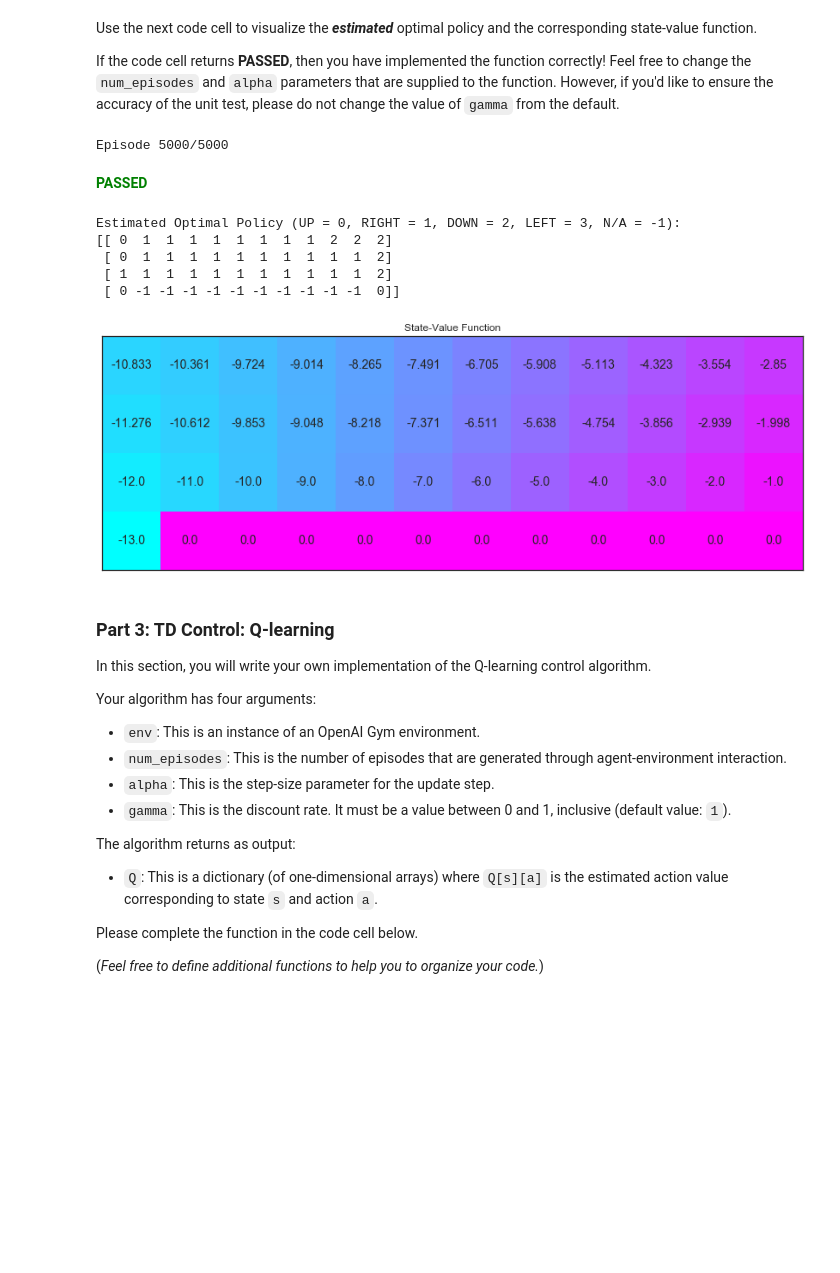
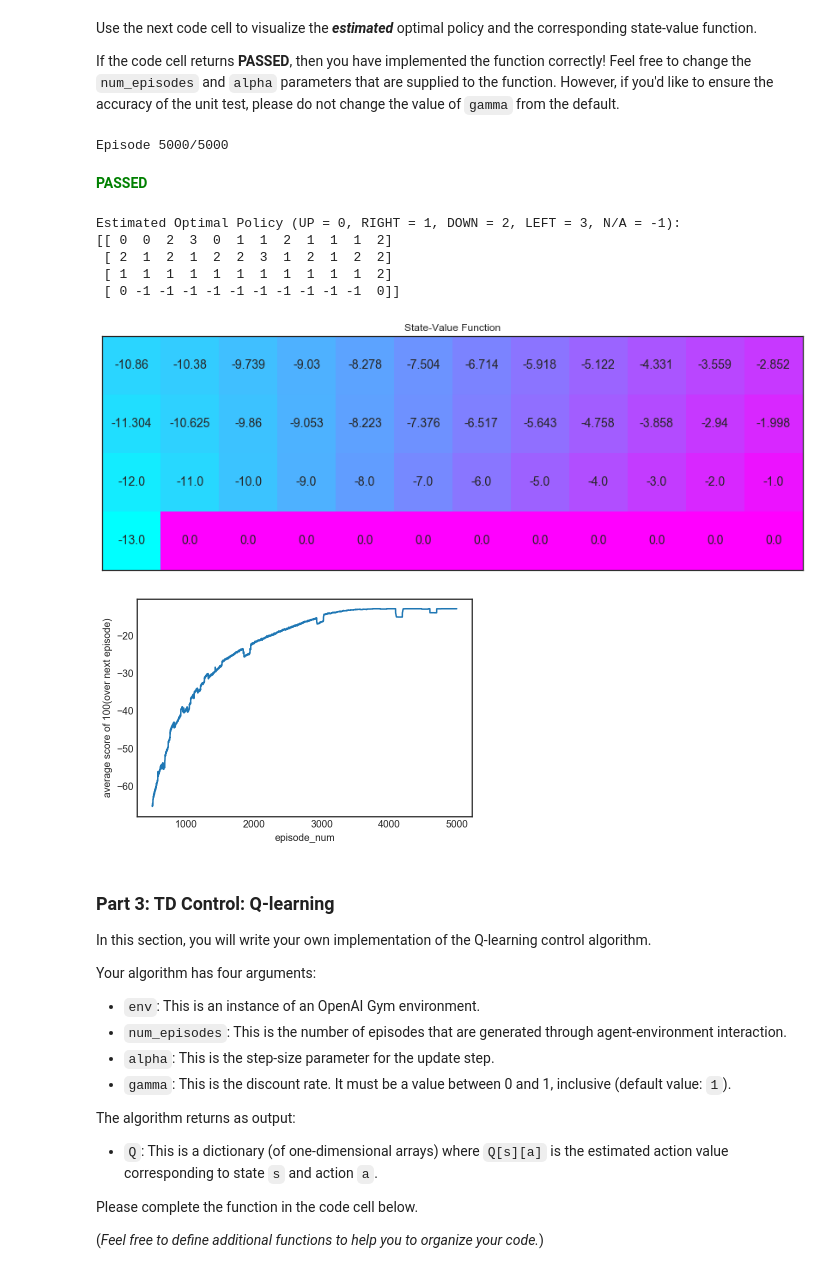
Before and after one commit to AprilYoungs/Deep-learning, a Jupyter notebook: RL/tutorials/temporal_diff_method/Temporal_Difference.ipynb, the cells around one changed output. Cells and saved outputs as stored; diff of their text form; code cells hidden in the pictures; blank space fills up the shorter version.

```diff
--- a/RL/tutorials/temporal_diff_method/Temporal_Difference.ipynb
+++ b/RL/tutorials/temporal_diff_method/Temporal_Difference.ipynb
@@ -218,7 +229,8 @@ Use the next code cell to visualize the **_estimated_** optimal policy and the c
 If the code cell returns **PASSED**, then you have implemented the function correctly!  Feel free to change the `num_episodes` and `alpha` parameters that are supplied to the function.  However, if you'd like to ensure the accuracy of the unit test, please do not change the value of `gamma` from the default.
 # %%
 # obtain the estimated optimal policy and corresponding action-value function
-Q_sarsa = sarsa(env, 5000, .01)
+epsilon_generator = lambda i: 1/i
+Q_sarsa, sarsa_scores = sarsa(env, 5000, .01, epsilon_generator)
 
 # print the estimated optimal policy
 policy_sarsa = np.array([np.argmax(Q_sarsa[key]) if key in Q_sarsa else -1 for key in np.arange(48)]).reshape(4,12)
@@ -233,11 +245,17 @@ plot_values(V_sarsa)
 Episode 5000/5000
 **<span style="color: green;">PASSED</span>**
 Estimated Optimal Policy (UP = 0, RIGHT = 1, DOWN = 2, LEFT = 3, N/A = -1):
-[[ 0  1  1  1  1  1  1  1  1  2  2  2]
- [ 0  1  1  1  1  1  1  1  1  1  1  2]
+[[ 0  0  2  3  0  1  1  2  1  1  1  2]
+ [ 2  1  2  1  2  2  3  1  2  1  2  2]
  [ 1  1  1  1  1  1  1  1  1  1  1  2]
  [ 0 -1 -1 -1 -1 -1 -1 -1 -1 -1 -1  0]]
 [figure]
+# %%
+plt.plot(np.arange(500,len(scores)), np.asarray(list(scores)[500:]))
+plt.xlabel("episode_num")
+plt.ylabel('average score of 100(over next episode)');
+# %% [output]
+[figure, added]
 # %% [markdown]
 ### Part 3: TD Control: Q-learning
 
```
Also changed, not shown: parts of 16 cells of this notebook, 1 other file.
